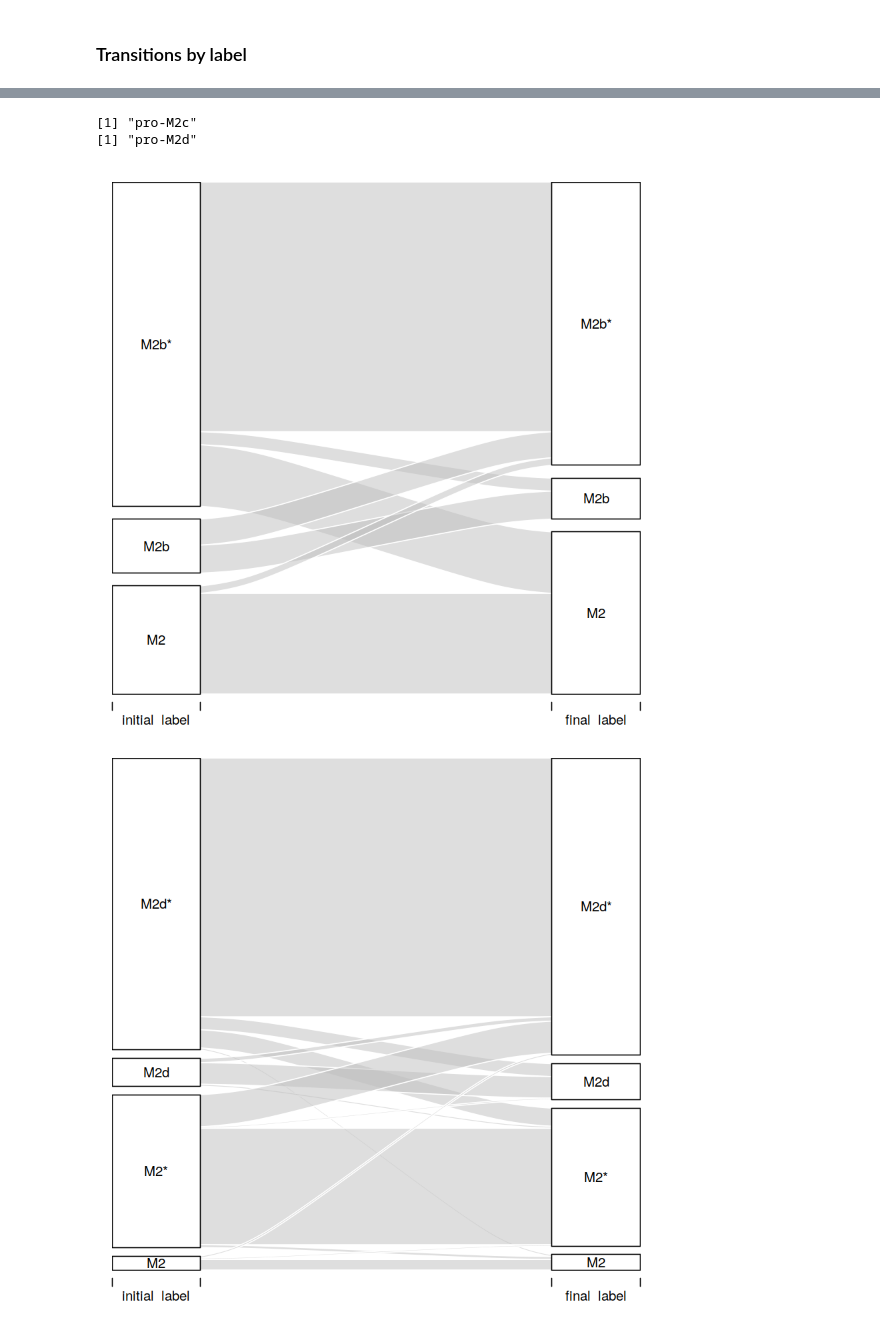
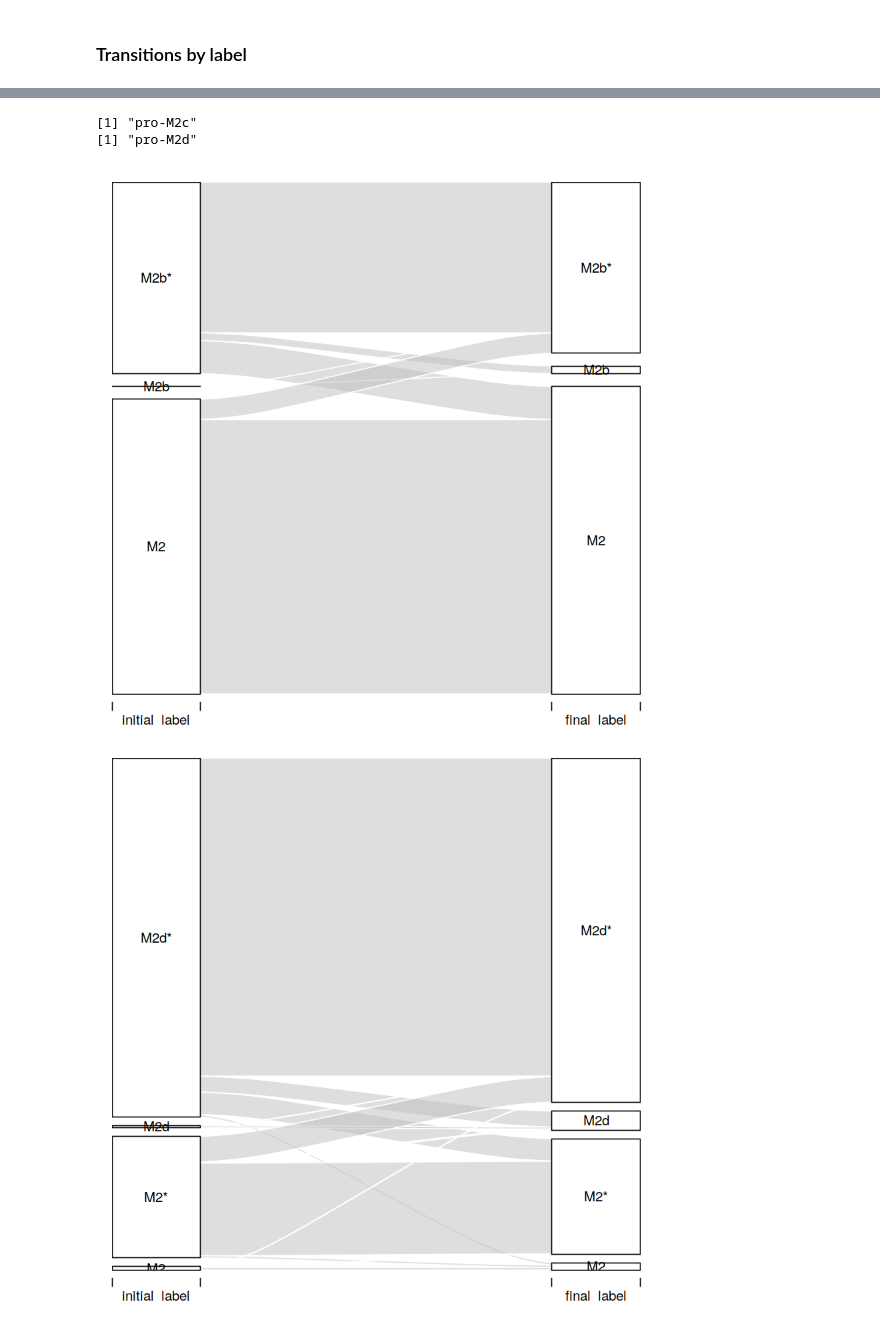
Before and after one commit to Laboratorio-de-Biologia-Computacional/Macrophage_Differentiation, a Jupyter notebook: MP_network.ipynb, the cells around one changed output, grey strips where cells are left out. Drawn from its saved outputs; the diff is of its cells as text; code cells hidden in the pictures.

```diff
--- a/MP_network.ipynb
+++ b/MP_network.ipynb
@@ -138,9 +132,9 @@ if (! file.exists(file.attr)) {
     labels <- state.label
     write.csv(attr.table, file.attr, row.names=FALSE)
     write.csv(labels, file.attr.label, row.names=FALSE)
-} else {
-    attr.table <- read.csv(file = file.attr)
-    labels <- read.csv(file = file.attr.label)
 }
+attr.table <- read.csv(file = file.attr, stringsAsFactors = FALSE)
+labels <- read.csv(file = file.attr.label, stringsAsFactors = FALSE)
+
 unique(attr.table$label)
 # %% [output]
@@ -169,12 +163,19 @@ for (n in unique(sapply(attrs, nrow))) {
     print(n)
     attrs_f <- Filter(function(x) (nrow(x))-1==n, attrs)
     attrs_f <- bind_rows(attrs_f)
-    print(table(attrs_f$label))
-    (attrs_f$label)
+    label_f <- attrs_f$label
+    print(table(label_f))
     title = paste(c('Attractors of size ',n), collapse='')
-    #dev.off()
+    attrs_f <- t(as.matrix(sapply(  subset(attrs_f, select=-c(label))  , as.numeric)))
+    colnames(attrs_f) <- label_f
+    if (n==1) {
+        attrs_f <- attrs_f[,! is.na(colnames(attrs_f))]
+        attrs_f <- attrs_f[ , order(colnames(attrs_f))]
+    }
     #pdf( paste(c(file.attr.pdf,as.character(n),'.pdf'),collapse='') )
-    plot.heatmap(attrs_f, title=title)
+    heatmap(attrs_f, main=title,
+        col=c('#fb8072','#b3de69'), cexCol=0.75, cexRow=1,
+        Colv = NA, Rowv = NA, scale="none" )
     #dev.off()
 }
 # %% [output]
@@ -259,7 +260,8 @@ if (! file.exists(file.mut)) {
                                         returnDataFrame='occurrence', method="sat.exhaustive")
     setDT(mutants, keep.rownames = TRUE)
     colnames(mutants)[[1]] <-'label'
-    #mutants$label <- sapply(mutants$label, simplifyLabel, replace=replace.labels)
+    mutants$label <- sapply(mutants$label, simplifyLabel, replace=replace.labels)
+    mutants[is.na(mutants)] <- 0
     mutants <- mutants %>% group_by(label) %>% summarize_all(sum)
     write.csv(mutants, file.mut, row.names=F)
 } else {
@@ -308,12 +310,11 @@ env
 | pro-M2c | 0 | 0 | 0 | 0 | 0 | 0 | 0 | 0 | 1 |
 | pro-M2d | 0 | 0 | 1 | 0 | 0 | 1 | 1 | 0 | 0 |
 # %%
-file.env.attr <- "data/MP_env_attr.csv"
+file.env.attr <- "data/MP_env_attr_basin.csv"
 
 if (! file.exists(file.env.attr)) {
     env.attr <- perturbNetworkFixedNodes(net, label.rules=lab,
-                                         #returnDataFrame='basinSize',
-                                         returnDataFrame='occurrence', method="sat.exhaustive",
+                                         returnDataFrame='basinSize',
                                          genes  = rep( list(colnames(env)), times=nrow(env) ),
                                          values = lapply( split(env,seq_along(env[,1])), as.list),
                                          names  = rownames(env))
@@ -321,8 +322,6 @@ if (! file.exists(file.env.attr)) {
     colnames(env.attr)[[1]] <- 'label'
     env.attr$label <- sapply(env.attr$label, simplifyLabel, replace=replace.labels)
     env.attr <- env.attr %>% group_by(label) %>% summarize_all(sum)
-    #write.csv(mutants, file.mutants, row.names=F)
-    env.attr
     write.csv(env.attr, file.env.attr, row.names=F)
 } else {
     env.attr <- read.csv(file = file.env.attr, row.names=1)
@@ -430,10 +430,15 @@ for (env.label in rownames(env)) {
     # plot if more than one label
     if ( length(unique(cfm.label_$initial_label))>1 ) {
         cfm2d_ <- cfm.label_ %>% group_by(initial_label, final_label) %>% summarize(freq = n())
+        # add basin size
+        env.basin <- env.attr[str_replace(env.label,'-','.')]
+        colnames(env.basin) <- 'basin'
+        cfm2d_ <- merge(x=cfm2d_, y=env.basin, by.x='initial_label', by.y=0, all.x = TRUE)
+        cfm2d_$freq_basin <- cfm2d_$freq * cfm2d_$basin
         file.name_ <- paste( c('images/MP_alluvial_',env.label,'.pdf'), collapse='' )
         #pdf(file.name_)
         options(warn=-1)
-        alluvial(cfm2d_[,1:2], freq=cfm2d_$freq)
+        alluvial(cfm2d_[,1:2], freq=cfm2d_$freq_basin)
         #dev.off()
         }
     }
@@ -445,4 +450,4 @@ for (env.label in rownames(env)) {
 [1] "pro-M2c"
 [1] "pro-M2d"
-[figure, old version]
+[figure, new version]
-[figure, old version]
+[figure, new version]
```
Also changed, not shown: parts of 15 cells of this notebook, 48 other files.
